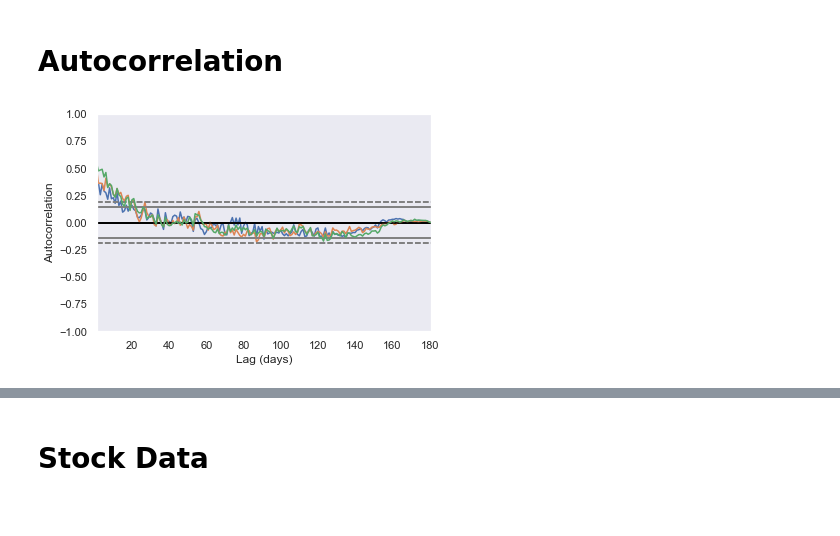
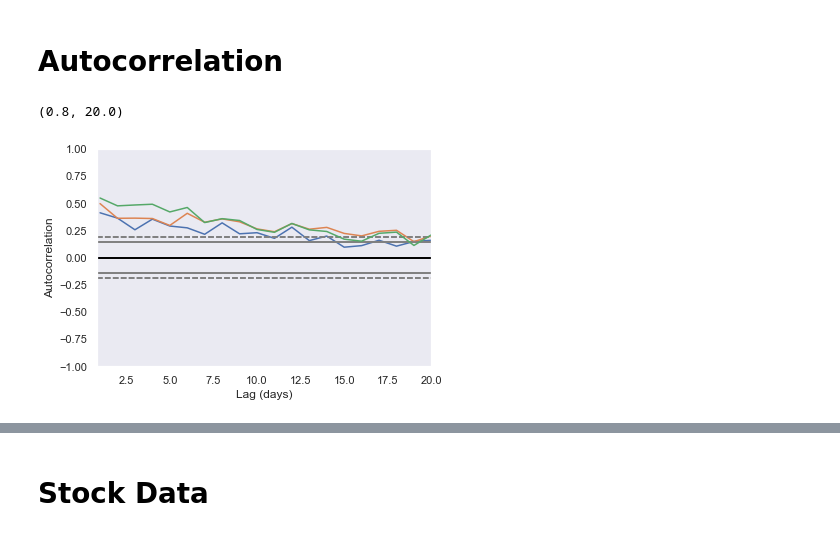
Before and after one commit to daanishali921/twitter_sentiment_stock_trend_predictor, a Jupyter notebook: scrap_book.ipynb, the cells around one changed output, grey strips where cells are left out. Drawn from its saved outputs; the diff is of its cells as text; code cells hidden in the pictures.

```diff
--- a/scrap_book.ipynb
+++ b/scrap_book.ipynb
@@ -258,4 +258,4 @@ df_tweet_GME = assign_score_columns(df_tweet_GME)
 # %%
 df_tweet_GME.to_pickle('df_tweet_GME_Vader.pkl')
 # %%
-df_tweet_GME = pd.read_pickle('df_tweet_GME_Vader.pkl')
+df_tweet_GME = pd.read_pickle('C:/Users/Daanish/Desktop/capstone_project/project_environment/pickles/processed_data/df_tweet_GME_Vader.pkl')
@@ -293,16 +295,19 @@ df_tweet_GME_dailymean
 # %% [markdown]
 # Autocorrelation
 # %%
-# STATISITCALLY SIGNIFICANT
+# Not the best plotting method
 
 autocorrelation_plot(df_tweet_GME_dailymean['Positive Tweet Score'])
 plt.xlabel('Lag (days)');
 # plt.axvline(31, color = 'green')
 
 autocorrelation_plot(df_tweet_GME_dailymean['Negative Tweet Score'])
 plt.xlabel('Lag (days)');
 
 autocorrelation_plot(df_tweet_GME_dailymean['Compound Tweet Score'])
 plt.xlabel('Lag (days)');
+
+plt.xlim([.8,20])
 # %% [output]
+(0.8, 20.0)
-[figure, old version]
+[figure, new version]
```
Also changed, not shown: parts of 38 cells of this notebook, 1 other file.
